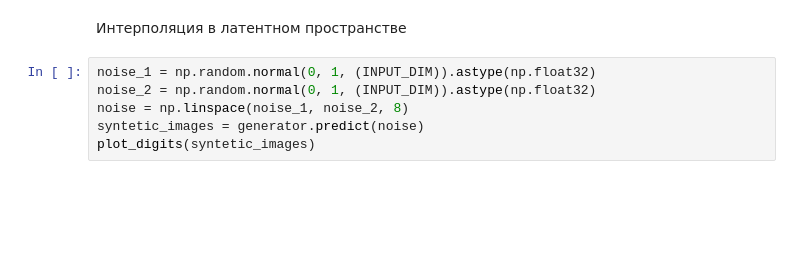
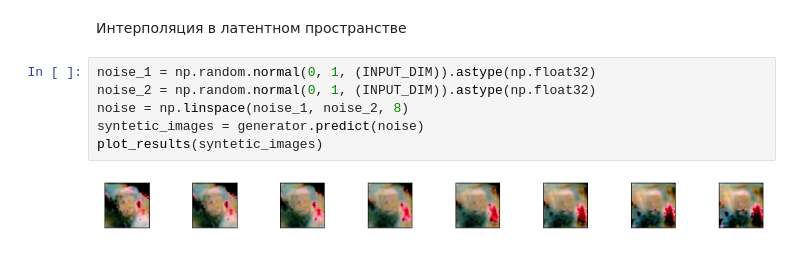
Before and after one commit to ElenaMorozzova/computer_vision, a Jupyter notebook: HW08.ipynb, the cells around one changed output. Saved outputs shown, nothing was run; the diff lists cells and outputs as text; blank space fills up the shorter version.

```diff
--- a/HW08.ipynb
+++ b/HW08.ipynb
@@ -172,6 +179,8 @@ plot_results(syntetic_images)
 # %%
 noise_1 = np.random.normal(0, 1, (INPUT_DIM)).astype(np.float32)
 noise_2 = np.random.normal(0, 1, (INPUT_DIM)).astype(np.float32)
 noise = np.linspace(noise_1, noise_2, 8)
 syntetic_images = generator.predict(noise)
-plot_digits(syntetic_images)
+plot_results(syntetic_images)
+# %% [output]
+[figure, added]
```
Also changed, not shown: parts of 3 cells of this notebook.
